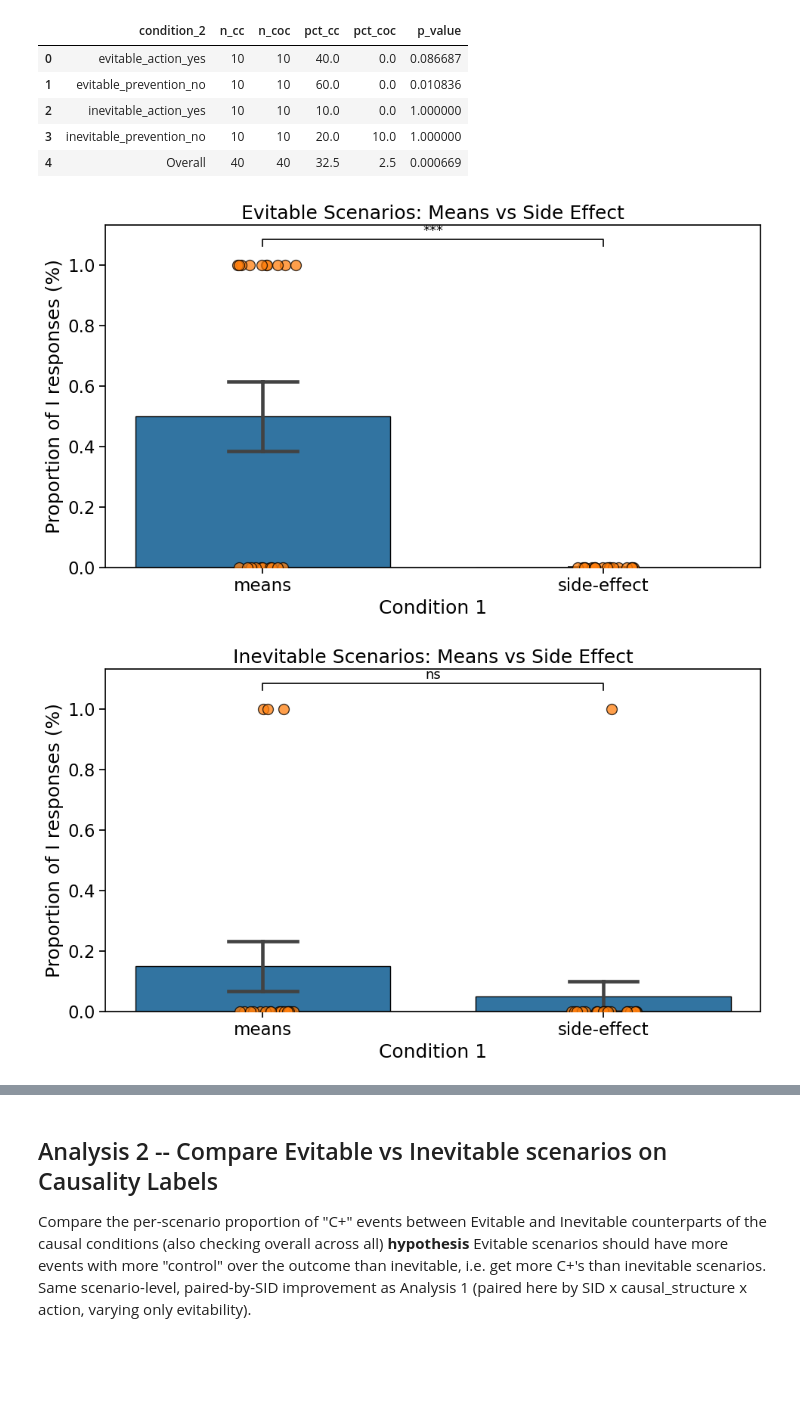
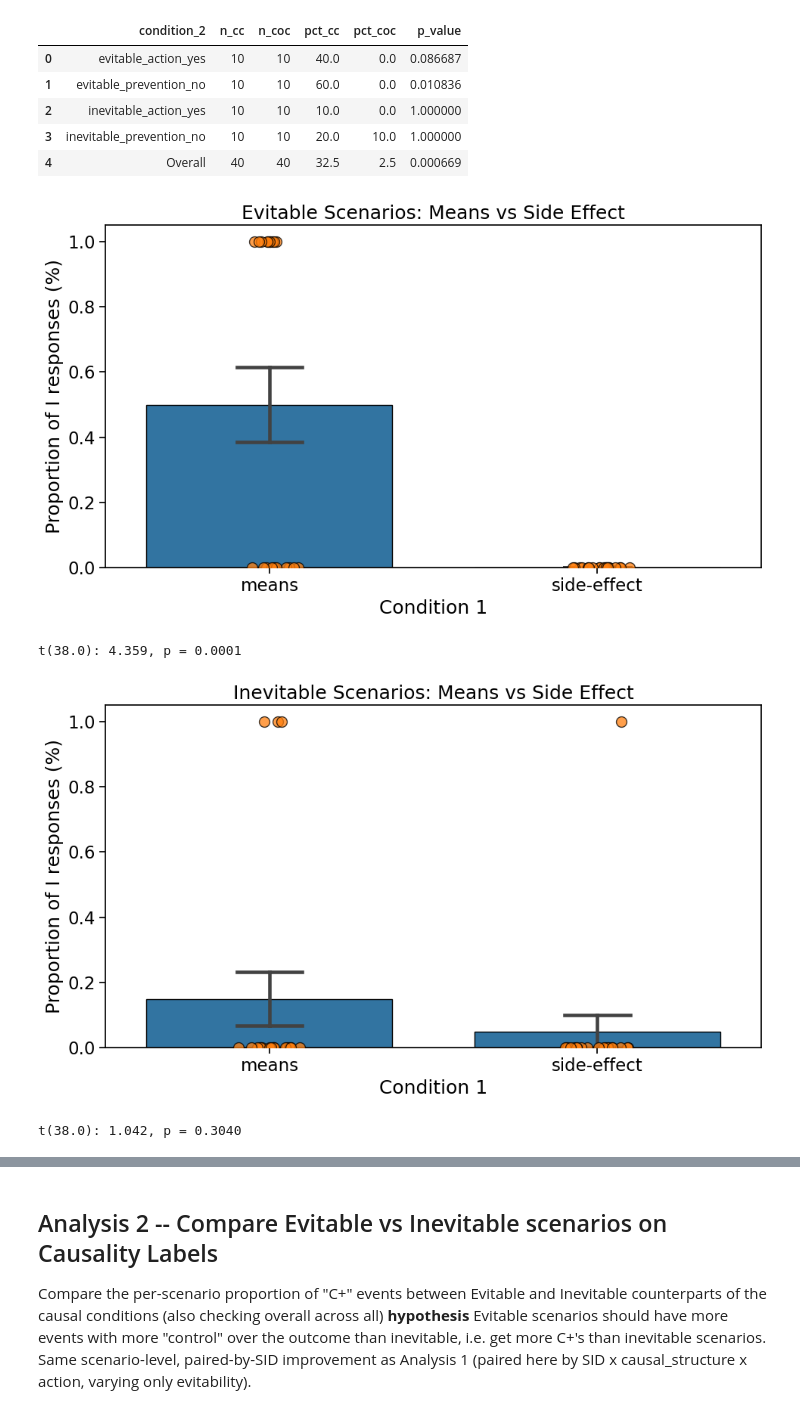
Before and after one commit to AIObjectives/graph_extract, a Jupyter notebook: analysis/franken/analysis_CIK.ipynb, the cells around one changed output, grey strips where cells are left out. Cells and saved outputs as stored; diff of their text form; code cells hidden in the pictures; blank space fills up the shorter version.

```diff
--- a/analysis/franken/analysis_CIK.ipynb
+++ b/analysis/franken/analysis_CIK.ipynb
@@ -292,13 +298,25 @@ A1B_stats_df
 | 4 | Overall | 40 | 40 | 32.5 | 2.5 | 0.000669 |
 # %%
 this_df = A1B_df[(A1B_df["condition_2"] == "evitable_action_yes") | (A1B_df["condition_2"] == "evitable_prevention_no")]
-generic_analysis_utils.plot_bar_strip(this_df, x= "condition_1", y= "I_primary", ylabel= "Proportion of I responses (%)", title="Evitable Scenarios: Means vs Side Effect", annotate_pairwise_sig=True)
+generic_analysis_utils.plot_bar_strip(this_df, x= "condition_1", y= "I_primary", ylabel= "Proportion of I responses (%)", title="Evitable Scenarios: Means vs Side Effect")
 # %% [output]
-[figure, old version]
+[figure, new version]
+# %%
+#run a t-test comparing these conditions
+result = ttest_ind(this_df[this_df["condition_1"] == "means"]["I_primary"], this_df[this_df["condition_1"] == "side-effect"]["I_primary"])
+print(f"t({result.df}): {result.statistic:.3f}, p = {result.pvalue:.4f}")
+# %% [output]
+t(38.0): 4.359, p = 0.0001
 # %%
 this_df = A1B_df[(A1B_df["condition_2"] == "inevitable_action_yes") | (A1B_df["condition_2"] == "inevitable_prevention_no")]
-generic_analysis_utils.plot_bar_strip(this_df, x= "condition_1", y= "I_primary", ylabel= "Proportion of I responses (%)", title="Inevitable Scenarios: Means vs Side Effect", annotate_pairwise_sig=True)
+generic_analysis_utils.plot_bar_strip(this_df, x= "condition_1", y= "I_primary", ylabel= "Proportion of I responses (%)", title="Inevitable Scenarios: Means vs Side Effect")
 # %% [output]
-[figure, old version]
+[figure, new version]
+# %%
+#run a t-test comparing these conditions
+result = ttest_ind(this_df[this_df["condition_1"] == "means"]["I_primary"], this_df[this_df["condition_1"] == "side-effect"]["I_primary"])
+print(f"t({result.df}): {result.statistic:.3f}, p = {result.pvalue:.4f}")
+# %% [output]
+t(38.0): 1.042, p = 0.3040
 # %%
 #collapsing across all conditions -- same pattern as Analysis 1A
```
Also changed, not shown: parts of 15 cells of this notebook, 16 other files.
